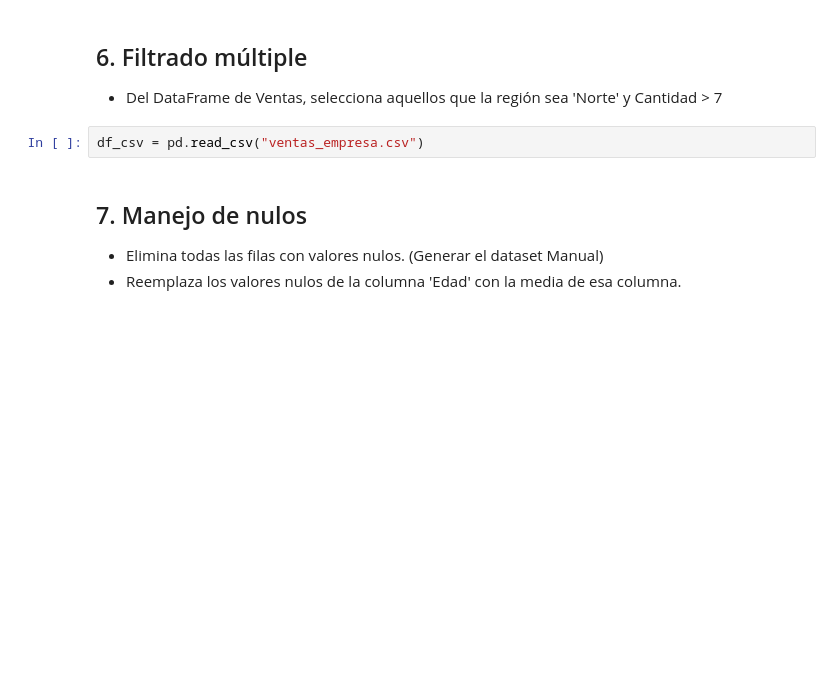
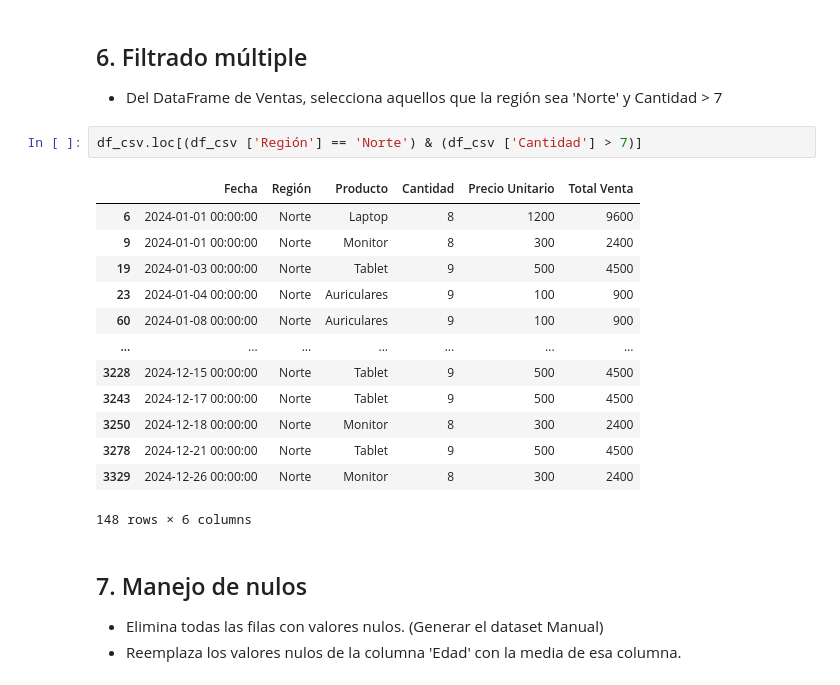
Before and after one commit to augusto-zimmermann/LABO-2, a Jupyter notebook: Practicas_LABO2.ipynb, the cells around one changed output. Cells and saved outputs as stored; diff of their text form; blank space fills up the shorter version.

```diff
--- a/Practicas_LABO2.ipynb
+++ b/Practicas_LABO2.ipynb
@@ -1162,8 +1165,22 @@ display(df_csv.loc[2:4])
 # %% [markdown]
 ## 6. Filtrado múltiple
 - Del DataFrame de Ventas, selecciona aquellos que la región sea 'Norte' y Cantidad > 7
-# %%
-df_csv = pd.read_csv("ventas_empresa.csv")
+# %%
+df_csv.loc[(df_csv ['Región'] == 'Norte') & (df_csv ['Cantidad'] > 7)]
+# %% [output]
+|  | Fecha | Región | Producto | Cantidad | Precio Unitario | Total Venta |
+| 6 | 2024-01-01 00:00:00 | Norte | Laptop | 8 | 1200 | 9600 |
+| 9 | 2024-01-01 00:00:00 | Norte | Monitor | 8 | 300 | 2400 |
+| 19 | 2024-01-03 00:00:00 | Norte | Tablet | 9 | 500 | 4500 |
+| 23 | 2024-01-04 00:00:00 | Norte | Auriculares | 9 | 100 | 900 |
+| 60 | 2024-01-08 00:00:00 | Norte | Auriculares | 9 | 100 | 900 |
+| ... | ... | ... | ... | ... | ... | ... |
+| 3228 | 2024-12-15 00:00:00 | Norte | Tablet | 9 | 500 | 4500 |
+| 3243 | 2024-12-17 00:00:00 | Norte | Tablet | 9 | 500 | 4500 |
+| 3250 | 2024-12-18 00:00:00 | Norte | Monitor | 8 | 300 | 2400 |
+| 3278 | 2024-12-21 00:00:00 | Norte | Tablet | 9 | 500 | 4500 |
+| 3329 | 2024-12-26 00:00:00 | Norte | Monitor | 8 | 300 | 2400 |
+148 rows × 6 columns
 # %% [markdown]
 ## 7. Manejo de nulos
 - Elimina todas las filas con valores nulos. (Generar el dataset Manual)
```
Also changed, not shown: parts of 16 cells of this notebook.
